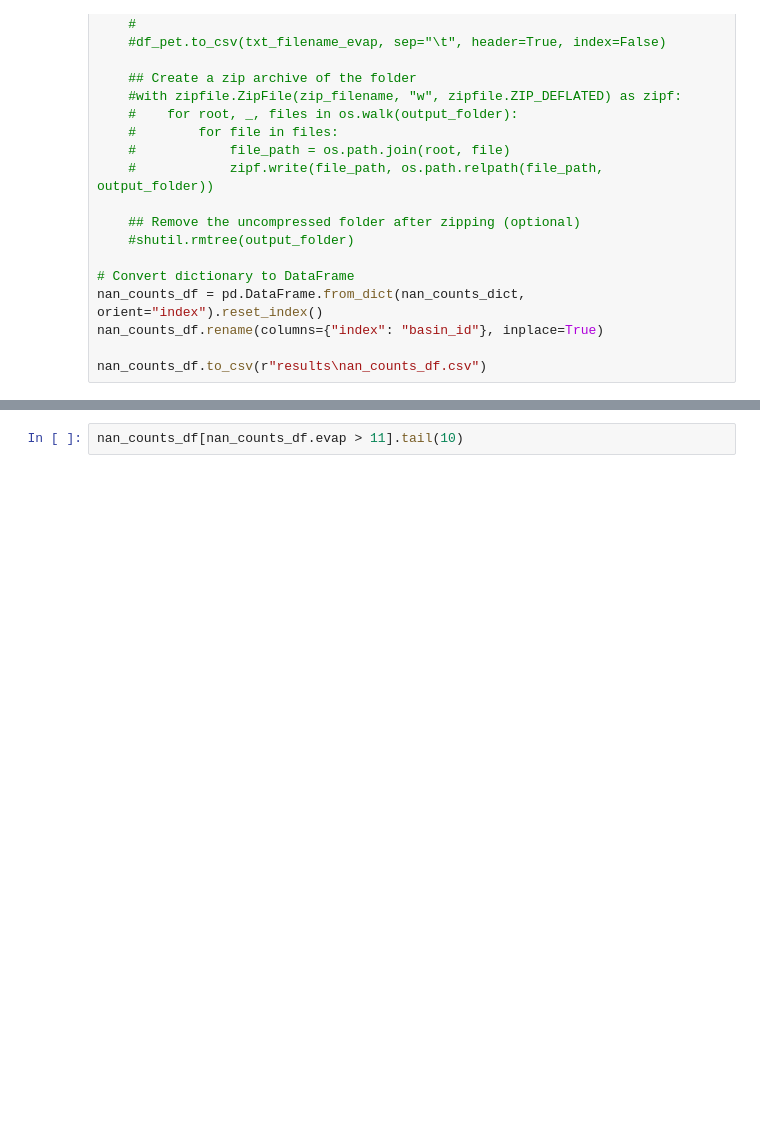
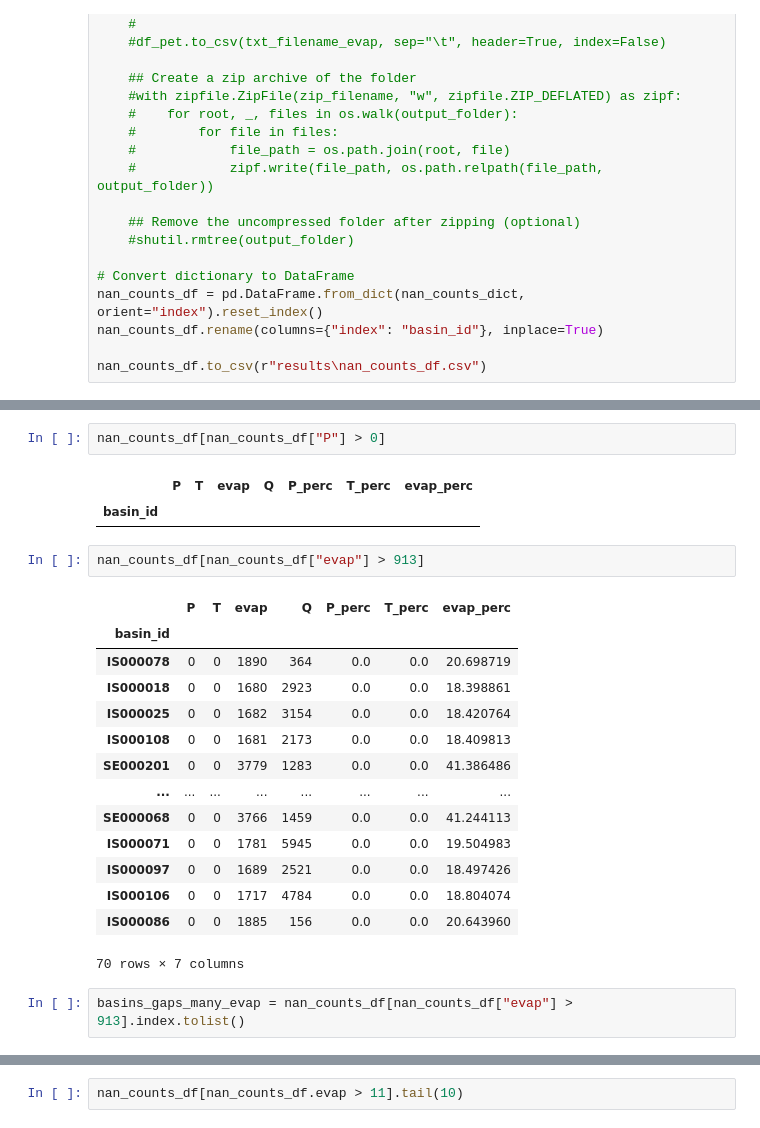
Before and after one commit to thiagovmdon/EOBS-quality, a Jupyter notebook: code/Paper_Quality_EOBS_Data_EStreams_HBV.ipynb, the cells around one changed output, grey strips where cells are left out. Cells and saved outputs as stored; diff of their text form; blank space fills up the shorter version.

```diff
--- a/code/Paper_Quality_EOBS_Data_EStreams_HBV.ipynb
+++ b/code/Paper_Quality_EOBS_Data_EStreams_HBV.ipynb
@@ -228,0 +251,24 @@ nan_counts_df
+# %%
+nan_counts_df[nan_counts_df["P"] > 0]
+# %% [output]
+|  | P | T | evap | Q | P_perc | T_perc | evap_perc |
+| basin_id |  |  |  |  |  |  |  |
+# %%
+nan_counts_df[nan_counts_df["evap"] > 913]
+# %% [output]
+|  | P | T | evap | Q | P_perc | T_perc | evap_perc |
+| basin_id |  |  |  |  |  |  |  |
+| IS000078 | 0 | 0 | 1890 | 364 | 0.0 | 0.0 | 20.698719 |
+| IS000018 | 0 | 0 | 1680 | 2923 | 0.0 | 0.0 | 18.398861 |
+| IS000025 | 0 | 0 | 1682 | 3154 | 0.0 | 0.0 | 18.420764 |
+| IS000108 | 0 | 0 | 1681 | 2173 | 0.0 | 0.0 | 18.409813 |
+| SE000201 | 0 | 0 | 3779 | 1283 | 0.0 | 0.0 | 41.386486 |
+| ... | ... | ... | ... | ... | ... | ... | ... |
+| SE000068 | 0 | 0 | 3766 | 1459 | 0.0 | 0.0 | 41.244113 |
+| IS000071 | 0 | 0 | 1781 | 5945 | 0.0 | 0.0 | 19.504983 |
+| IS000097 | 0 | 0 | 1689 | 2521 | 0.0 | 0.0 | 18.497426 |
+| IS000106 | 0 | 0 | 1717 | 4784 | 0.0 | 0.0 | 18.804074 |
+| IS000086 | 0 | 0 | 1885 | 156 | 0.0 | 0.0 | 20.643960 |
+70 rows × 7 columns
+# %%
+basins_gaps_many_evap = nan_counts_df[nan_counts_df["evap"] > 913].index.tolist()
```
Also changed, not shown: parts of 11 cells of this notebook, 2 other files.
